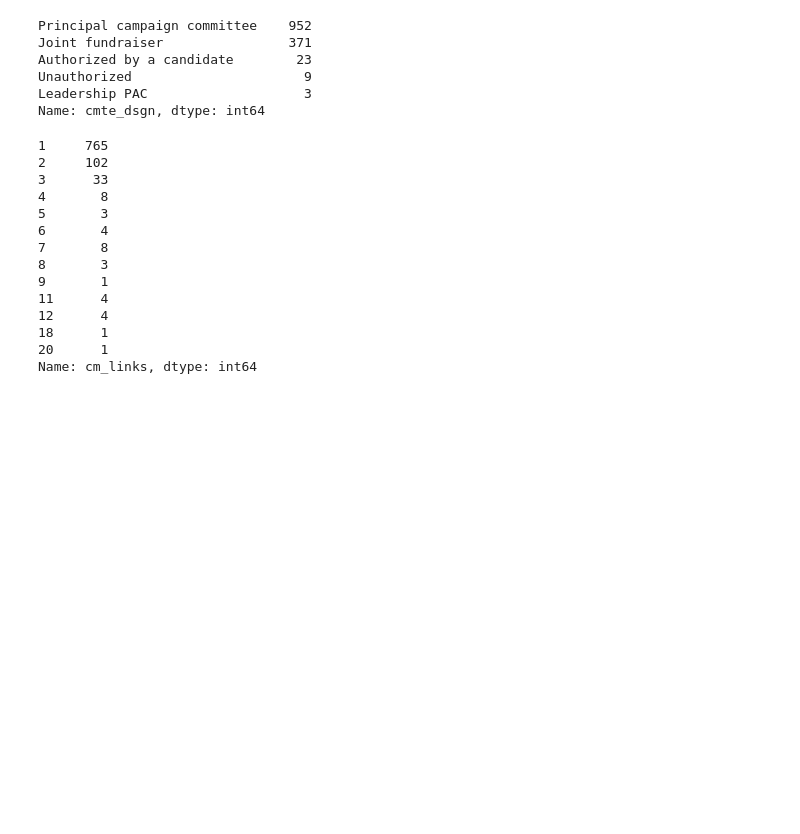
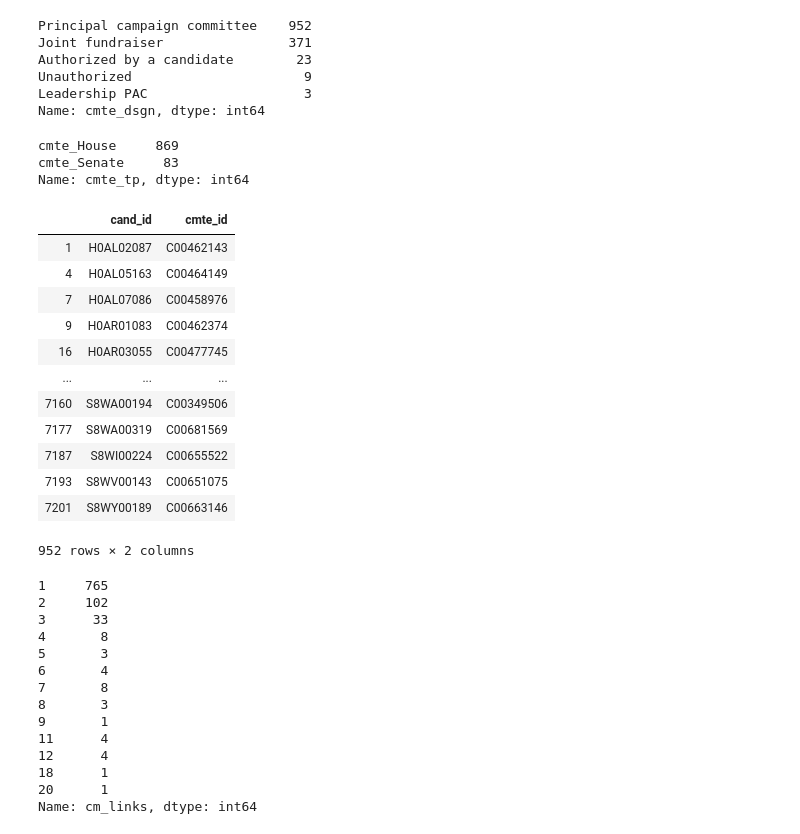
Before and after one commit to volsweep/volsweep.github.io, a Jupyter notebook: projects/FEC/2018/02a - 2018_CandidateCommitteeLinkages_clean.ipynb, the cells around one changed output. Saved outputs shown, nothing was run; the diff lists cells and outputs as text; code cells hidden in the pictures; blank space fills up the shorter version.

```diff
--- a/projects/FEC/2018/02a - 2018_CandidateCommitteeLinkages_clean.ipynb
+++ b/projects/FEC/2018/02a - 2018_CandidateCommitteeLinkages_clean.ipynb
@@ -241,3 +241,32 @@ Authorized by a candidate        23
 Unauthorized                      9
 Leadership PAC                    3
 Name: cmte_dsgn, dtype: int64
+# %%
+ccl.loc[
+    ccl['cmte_dsgn'] == 'Principal campaign committee',
+    'cmte_tp'].value_counts()
+# %% [output]
+cmte_House     869
+cmte_Senate     83
+Name: cmte_tp, dtype: int64
+# %%
+pccs = ccl.loc[
+    ccl['cmte_dsgn'] == 'Principal campaign committee',
+    ['cand_id', 'cmte_id']
+]
+
+pccs
+# %% [output]
+|  | cand_id | cmte_id |
+| 1 | H0AL02087 | C00462143 |
+| 4 | H0AL05163 | C00464149 |
+| 7 | H0AL07086 | C00458976 |
+| 9 | H0AR01083 | C00462374 |
+| 16 | H0AR03055 | C00477745 |
+| ... | ... | ... |
+| 7160 | S8WA00194 | C00349506 |
+| 7177 | S8WA00319 | C00681569 |
+| 7187 | S8WI00224 | C00655522 |
+| 7193 | S8WV00143 | C00651075 |
+| 7201 | S8WY00189 | C00663146 |
+952 rows × 2 columns
```
Also changed, not shown: parts of 2 cells of this notebook, 36 other files.
